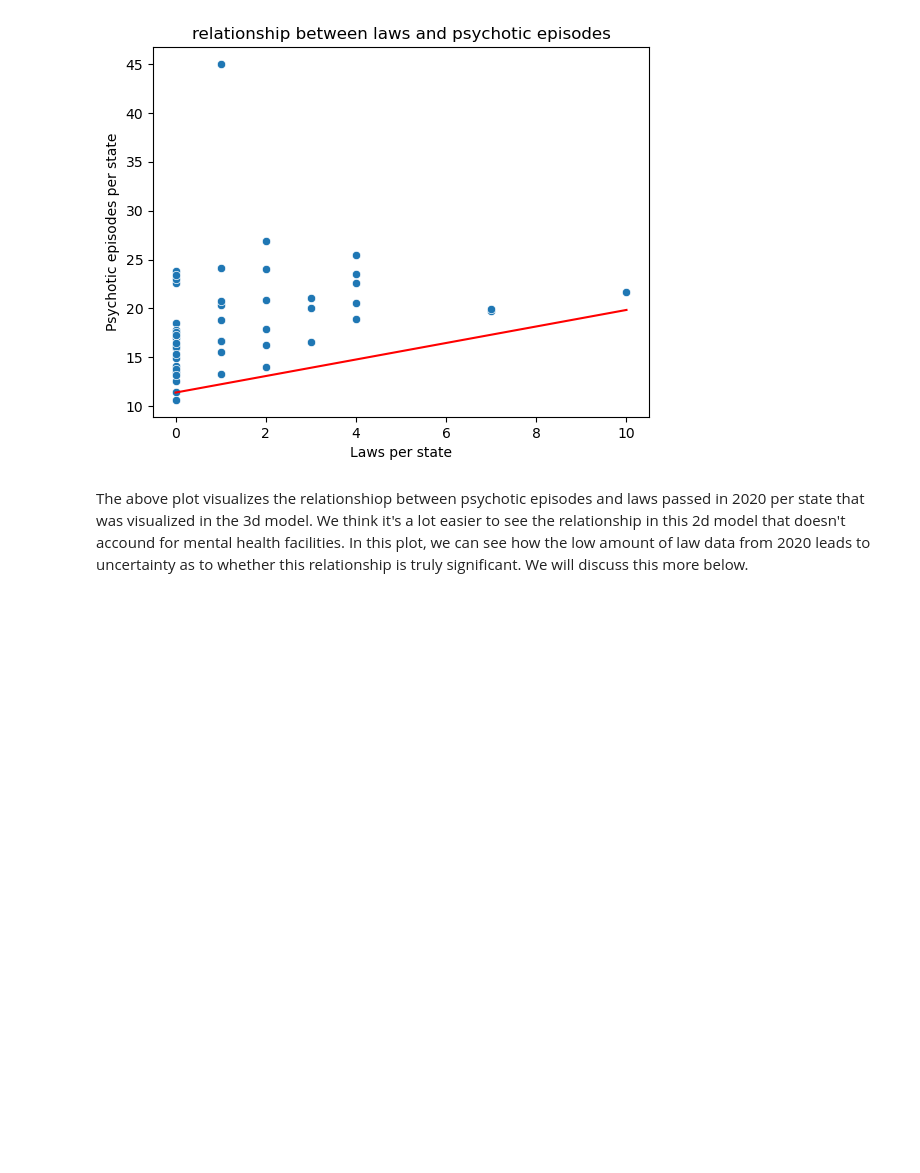
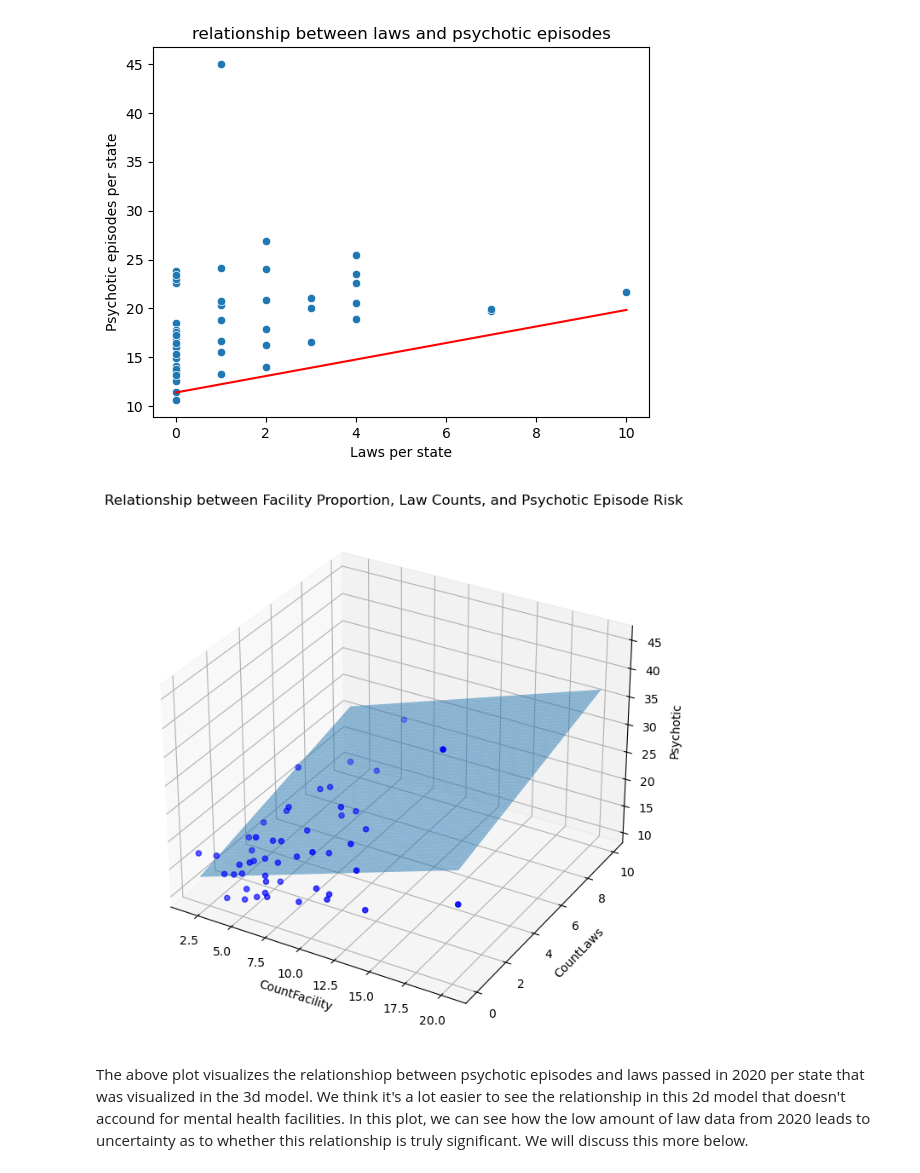
Before and after one commit to sofiatka/LGBTQ-Laws-and-MH, a Jupyter notebook: FinalProject_Group126_WI24.ipynb, the cells around one changed output. Saved outputs shown, nothing was run; the diff lists cells and outputs as text; code cells hidden in the pictures; blank space fills up the shorter version.

```diff
--- a/FinalProject_Group126_WI24.ipynb
+++ b/FinalProject_Group126_WI24.ipynb
@@ -1547,6 +1547,33 @@ plt.title('relationship between laws and psychotic episodes')
 plt.show()
 # %% [output]
 [figure]
+# %%
+
+fig = plt.figure(figsize=(10, 8))
+ax = fig.add_subplot(111, projection='3d')
+
+# Scatter plot
+ax.scatter(mh_laws_20_adult['CountFacility'], mh_laws_20_adult['CountLaws'], mh_laws_20_adult['Psychotic'], c='blue', marker='o')
+
+# Set labels
+ax.set_xlabel('CountFacility')
+ax.set_ylabel('CountLaws')
+ax.set_zlabel('Psychotic')
+
+# Create meshgrid for CountFacility and CountLaws
+x_grid, y_grid = np.meshgrid(np.linspace(mh_laws_20_adult['CountFacility'].min(), mh_laws_20_adult['CountFacility'].max(), 100),
+                              np.linspace(mh_laws_20_adult['CountLaws'].min(), mh_laws_20_adult['CountLaws'].max(), 100))
+
+# Calculate Z values for the plane (Psychotic) using the equation of the plane
+z_plane = slope_p1 * x_grid + slope_p2 * y_grid + intercept_p1
+
+# Plot the plane
+ax.plot_surface(x_grid, y_grid, z_plane, alpha=0.5)
+
+plt.title('Relationship between Facility Proportion, Law Counts, and Psychotic Episode Risk')
+plt.show()
+# %% [output]
+[figure, added]
 # %% [markdown]
 The above plot visualizes the relationshiop between psychotic episodes and laws passed in 2020 per state that was visualized in the 3d model. We think it's a lot easier to see the relationship in this 2d model that doesn't accound for mental health facilities. In this plot, we can see how the low amount of law data from 2020 leads to uncertainty as to whether this relationship is truly significant. We will discuss this more below.
 # %%
```
